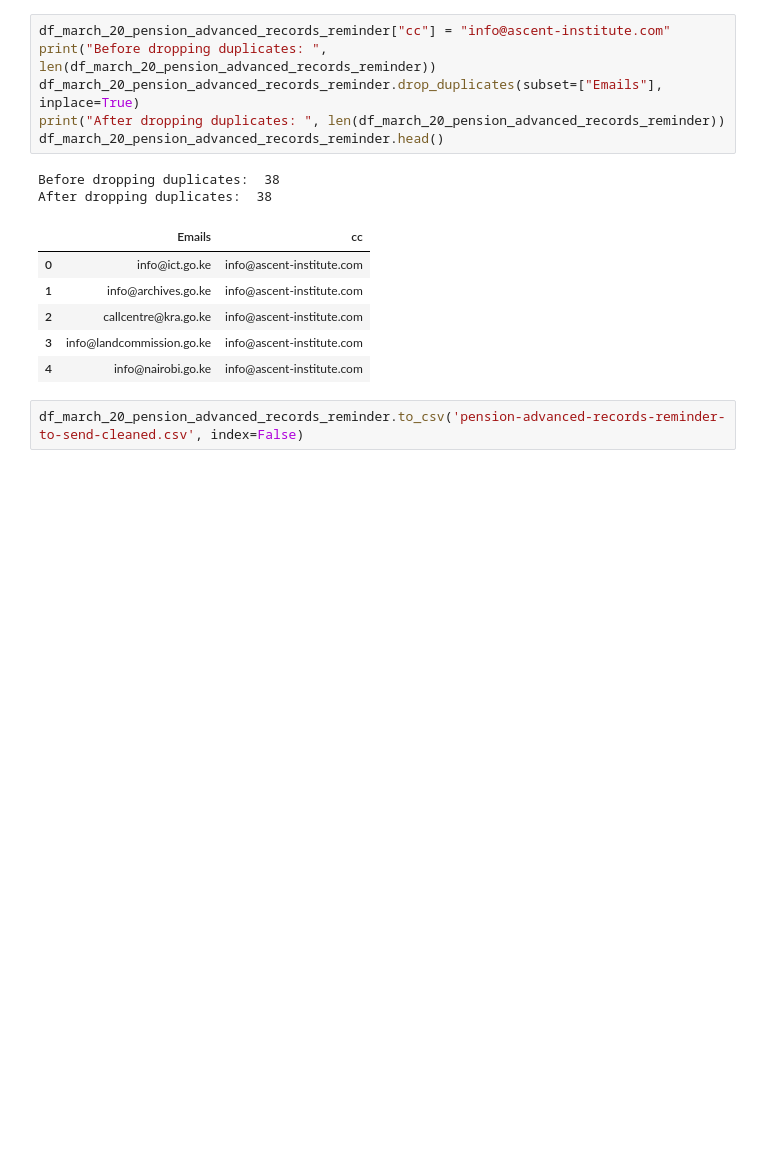
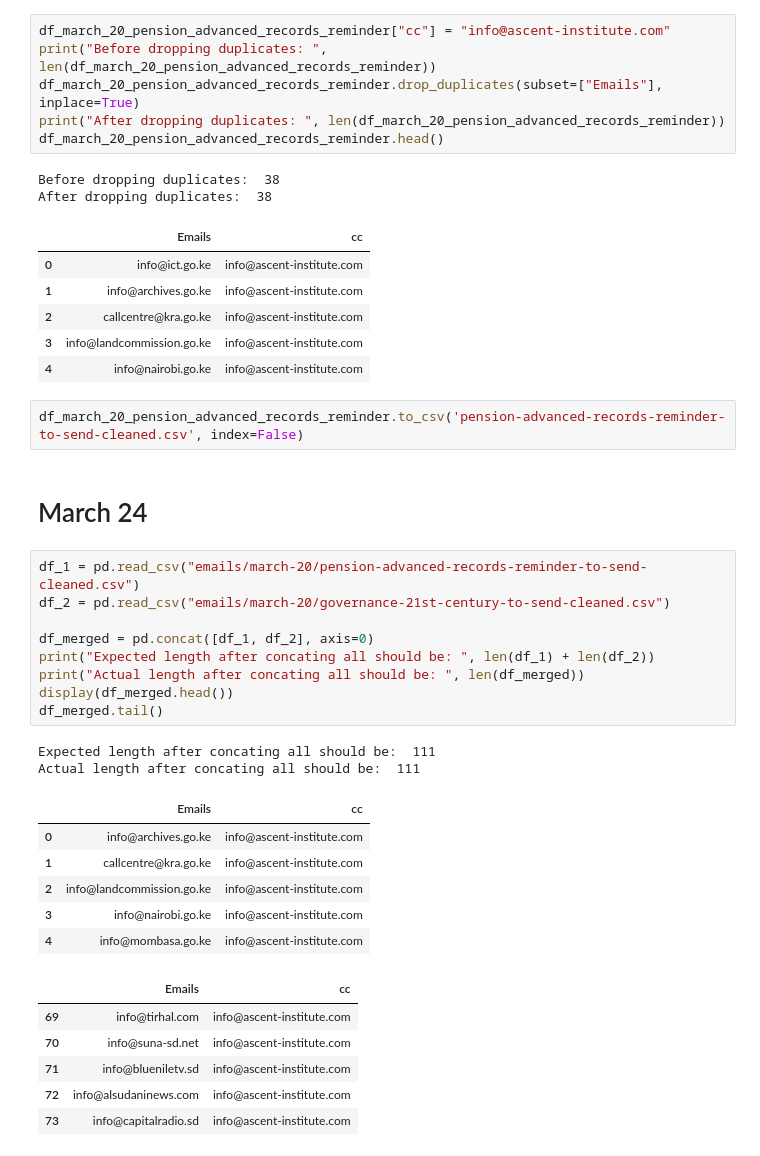
Before and after one commit to IainMosima/bulk-email-sender, a Jupyter notebook: analysis.ipynb, the cells around one changed output. Cells and saved outputs as stored; diff of their text form; blank space fills up the shorter version.

Commit message:
did data analysis and added more emails

```diff
--- a/analysis.ipynb
+++ b/analysis.ipynb
@@ -349,3 +350,29 @@ After dropping duplicates:  38
 | 4 | info@nairobi.go.ke | info@ascent-institute.com |
 # %%
 df_march_20_pension_advanced_records_reminder.to_csv('pension-advanced-records-reminder-to-send-cleaned.csv', index=False)
+# %% [markdown]
+# March 24
+# %%
+df_1 = pd.read_csv("emails/march-20/pension-advanced-records-reminder-to-send-cleaned.csv")
+df_2 = pd.read_csv("emails/march-20/governance-21st-century-to-send-cleaned.csv")
+
+df_merged = pd.concat([df_1, df_2], axis=0)
+print("Expected length after concating all should be: ", len(df_1) + len(df_2))
+print("Actual length after concating all should be: ", len(df_merged))
+display(df_merged.head())
+df_merged.tail()
+# %% [output]
+Expected length after concating all should be:  111
+Actual length after concating all should be:  111
+|  | Emails | cc |
+| 0 | info@archives.go.ke | info@ascent-institute.com |
+| 1 | callcentre@kra.go.ke | info@ascent-institute.com |
+| 2 | info@landcommission.go.ke | info@ascent-institute.com |
+| 3 | info@nairobi.go.ke | info@ascent-institute.com |
+| 4 | info@mombasa.go.ke | info@ascent-institute.com |
+|  | Emails | cc |
+| 69 | info@tirhal.com | info@ascent-institute.com |
+| 70 | info@suna-sd.net | info@ascent-institute.com |
+| 71 | info@blueniletv.sd | info@ascent-institute.com |
+| 72 | info@alsudaninews.com | info@ascent-institute.com |
+| 73 | info@capitalradio.sd | info@ascent-institute.com |
```
Also changed, not shown: parts of 9 cells of this notebook, 7 other files.
